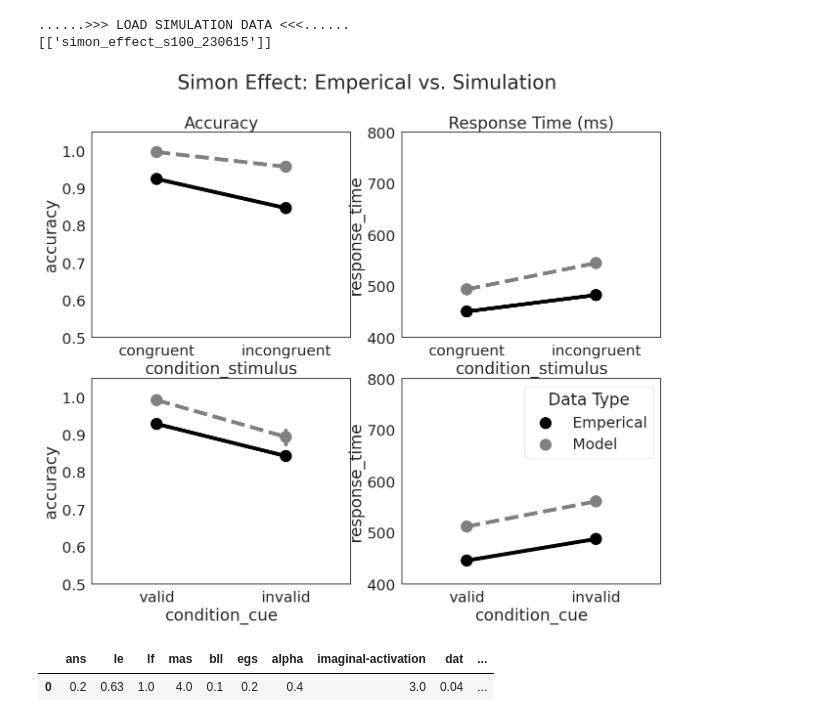
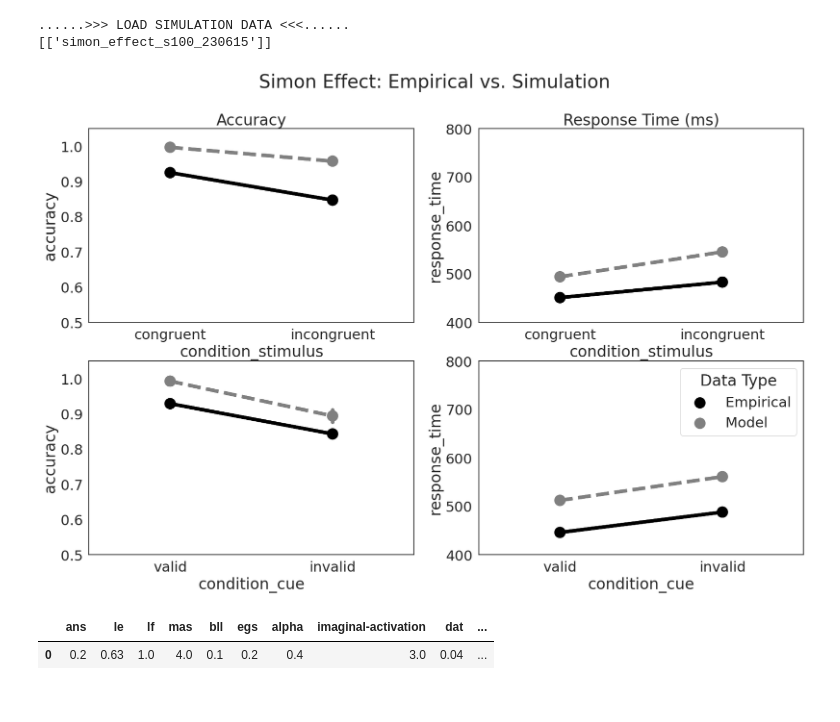
Before and after one commit to yangyuxue2333/ACTR-Simon-Re, a Jupyter notebook: analysis/test_simon_effect.ipynb, the cells around one changed output. Saved outputs shown, nothing was run; the diff lists cells and outputs as text; code cells hidden in the pictures.

```diff
--- a/analysis/test_simon_effect.ipynb
+++ b/analysis/test_simon_effect.ipynb
@@ -40,43 +40,43 @@ df_model['response_time'] = df_model['response_time'] * 1000
 # %%
 plt.rcParams["figure.figsize"] = [7.0, 3.50]
 
-fig, axes = plt.subplots(2,2, figsize=(15, 12))
-fig.suptitle('Simon Effect: Emperical vs. Simulation')
+fig, axes = plt.subplots(2,2, figsize=(20, 12))
+fig.suptitle('Simon Effect: Empirical vs. Simulation')
 
-sns.pointplot(data=df_bokesem1, x='condition_stimulus', y='accuracy', order=['congruent', 'incongruent'], color='black', linestyles='-', join=True, ax=axes[0][0], label='Emperical')
+sns.pointplot(data=df_bokesem1, x='condition_stimulus', y='accuracy', order=['congruent', 'incongruent'], color='black', linestyles='-', join=True, ax=axes[0][0], label='Empirical')
 sns.pointplot(data=df_model, x='condition_stimulus', y='accuracy', order=['congruent', 'incongruent'], color='gray', linestyles='--', ax=axes[0][0], label='Model')
 sns.pointplot(data=df_bokesem1, x='condition_stimulus', y='accuracy', order=['congruent', 'incongruent'], color='black', linestyles='-', join=True, ax=axes[0][0])
 sns.pointplot(data=df_model, x='condition_stimulus', y='accuracy', order=['congruent', 'incongruent'], color='gray', linestyles='--', ax=axes[0][0])
 
 sns.pointplot(data=df_bokesem1, x='condition_stimulus', y='response_time', order=['congruent', 'incongruent'], color='black', linestyles='-', join=True, ax=axes[0][1])
 sns.pointplot(data=df_model, x='condition_stimulus', y='response_time', order=['congruent', 'incongruent'], color='gray', linestyles='--', ax=axes[0][1])
 sns.pointplot(data=df_bokesem1, x='condition_stimulus', y='response_time', order=['congruent', 'incongruent'], color='black', linestyles='-', join=True, ax=axes[0][1])
 sns.pointplot(data=df_model, x='condition_stimulus', y='response_time', order=['congruent', 'incongruent'], color='gray', linestyles='--', ax=axes[0][1])
 
 
 sns.pointplot(data=df_bokesem2, x='condition_cue', y='accuracy', order=['valid', 'invalid'], color='black', linestyles='-', join=True, ax=axes[1][0])
 sns.pointplot(data=df_model, x='condition_cue', y='accuracy', order=['valid', 'invalid'], color='gray', linestyles='--', ax=axes[1][0])
 sns.pointplot(data=df_bokesem2, x='condition_cue', y='accuracy', order=['valid', 'invalid'], color='black', linestyles='-', join=True, ax=axes[1][0])
 sns.pointplot(data=df_model, x='condition_cue', y='accuracy', order=['valid', 'invalid'], color='gray', linestyles='--', ax=axes[1][0])
 
-sns.pointplot(data=df_bokesem2, x='condition_cue', y='response_time', order=['valid', 'invalid'], color='black', linestyles='-', join=True, ax=axes[1][1], label='Emperical')
+sns.pointplot(data=df_bokesem2, x='condition_cue', y='response_time', order=['valid', 'invalid'], color='black', linestyles='-', join=True, ax=axes[1][1], label='Empirical')
 sns.pointplot(data=df_model, x='condition_cue', y='response_time', order=['valid', 'invalid'], color='gray', linestyles='--', ax=axes[1][1], label='Model')
 sns.pointplot(data=df_bokesem2, x='condition_cue', y='response_time', order=['valid', 'invalid'], color='black', linestyles='-', join=True, ax=axes[1][1])
 sns.pointplot(data=df_model, x='condition_cue', y='response_time', order=['valid', 'invalid'], color='gray', linestyles='--', ax=axes[1][1])
 
 
 axes[0][0].set_ylim(0.5,1.05)
 axes[1][0].set_ylim(0.5,1.05)
 axes[0][1].set_ylim(400, 800)
 axes[1][1].set_ylim(400, 800)
 
 axes[0][0].set_title('Accuracy')
 axes[0][1].set_title('Response Time (ms)')
 plt.legend(title='Data Type', loc='best')
 
 plt.show()
 # %% [output]
-[figure, old version]
+[figure, new version]
 # %%
 df_param.drop(columns={'seed'}).drop_duplicates()
 # %% [output]
```
Also changed, not shown: parts of 1 cell of this notebook, 2 other files.
